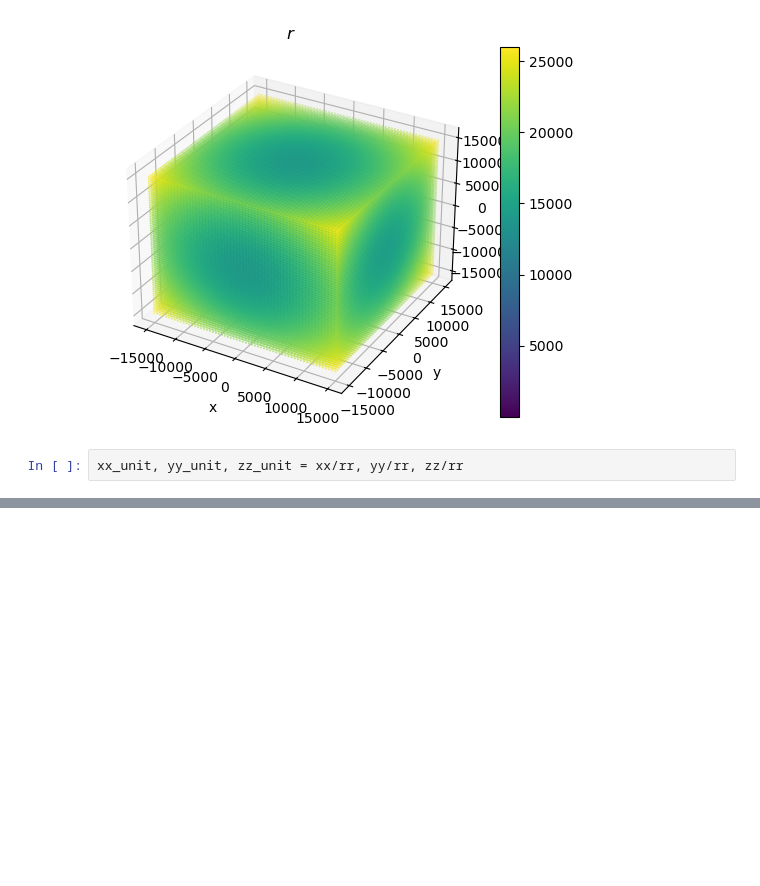
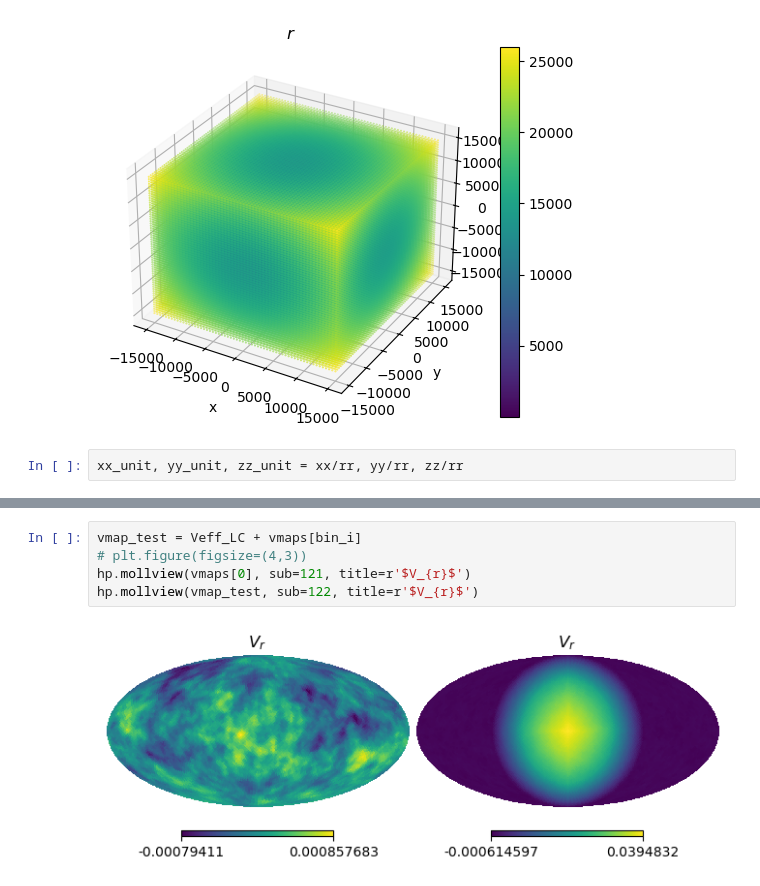
Before and after one commit to catketchup/ReCCO, a Jupyter notebook: code/test.ipynb, the cells around one changed output, grey strips where cells are left out. Cells and saved outputs as stored; diff of their text form; blank space fills up the shorter version.

```diff
--- a/code/test.ipynb
+++ b/code/test.ipynb
@@ -338,0 +357,7 @@ if 1:
+# %%
+vmap_test = Veff_LC + vmaps[bin_i]
+# plt.figure(figsize=(4,3))
+hp.mollview(vmaps[0], sub=121, title=r'$V_{r}$')
+hp.mollview(vmap_test, sub=122, title=r'$V_{r}$')
+# %% [output]
+[figure, added]
```
Also changed, not shown: parts of 20 cells of this notebook, 3 other files.
